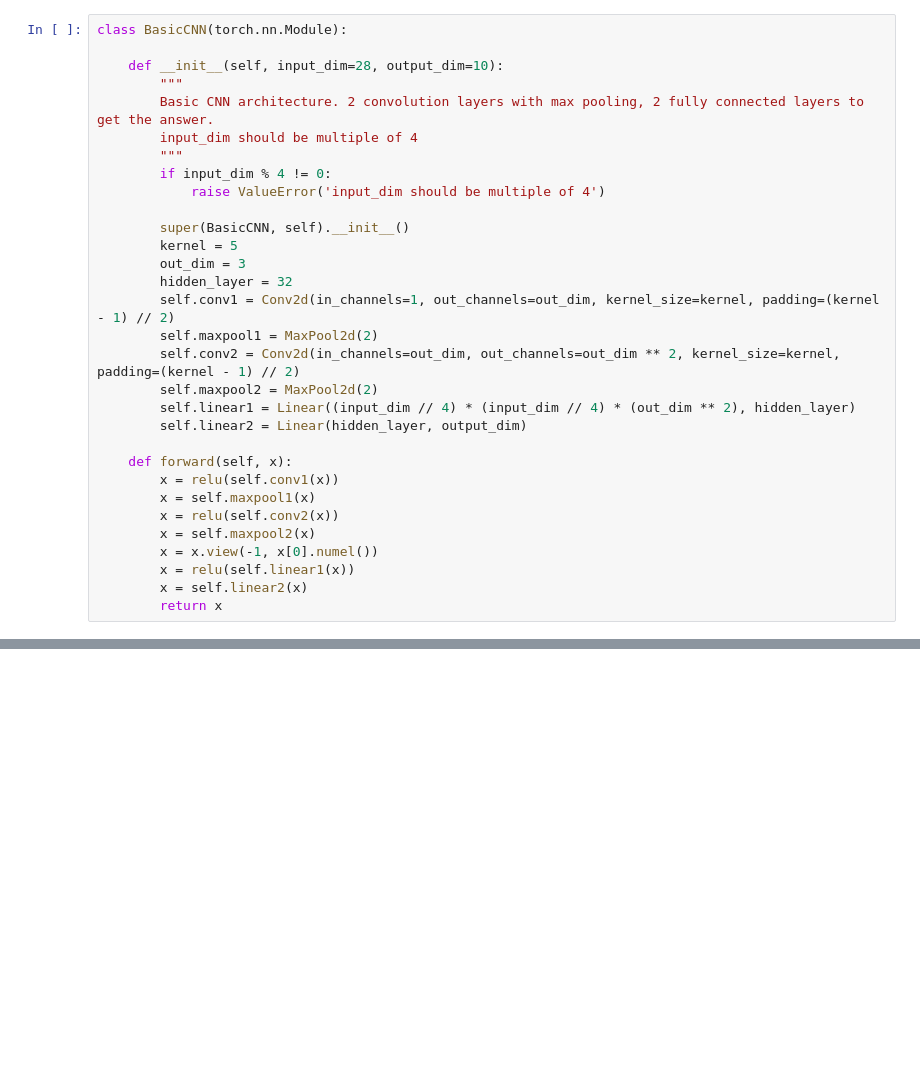
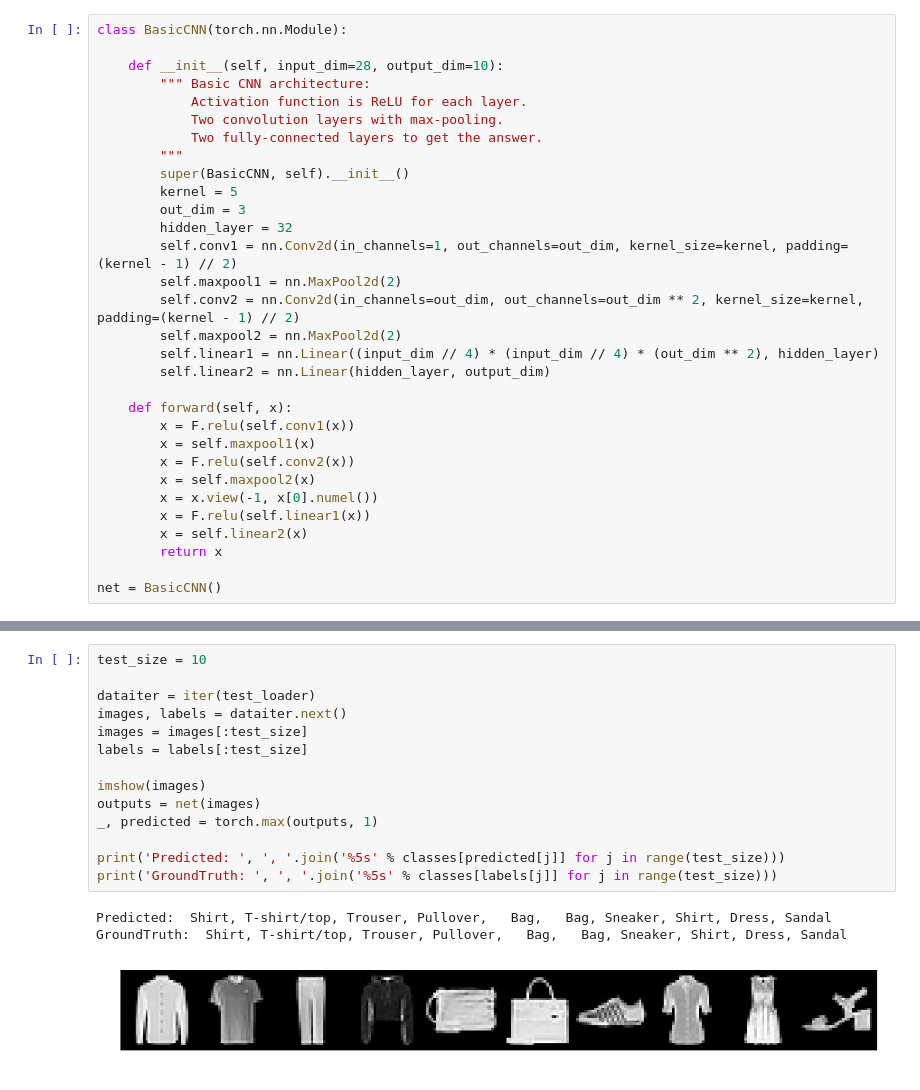
Before and after one commit to egor-bogomolov/Deep-Learning-hw, a Jupyter notebook: 01/task2.ipynb, the cells around one changed output, grey strips where cells are left out. Drawn from its saved outputs; the diff is of its cells as text; blank space fills up the shorter version.

```diff
--- a/01/task2.ipynb
+++ b/01/task2.ipynb
@@ -65,30 +64,30 @@ Number of examples in test: 10000
 class BasicCNN(torch.nn.Module):
 
     def __init__(self, input_dim=28, output_dim=10):
+        """ Basic CNN architecture:
+            Activation function is ReLU for each layer.
+            Two convolution layers with max-pooling.
+            Two fully-connected layers to get the answer.
         """
-        Basic CNN architecture. 2 convolution layers with max pooling, 2 fully connected layers to get the answer.
-        input_dim should be multiple of 4
-        """
-        if input_dim % 4 != 0:
-            raise ValueError('input_dim should be multiple of 4')
-
         super(BasicCNN, self).__init__()
         kernel = 5
         out_dim = 3
         hidden_layer = 32
-        self.conv1 = Conv2d(in_channels=1, out_channels=out_dim, kernel_size=kernel, padding=(kernel - 1) // 2)
-        self.maxpool1 = MaxPool2d(2)
-        self.conv2 = Conv2d(in_channels=out_dim, out_channels=out_dim ** 2, kernel_size=kernel, padding=(kernel - 1) // 2)
-        self.maxpool2 = MaxPool2d(2)
-        self.linear1 = Linear((input_dim // 4) * (input_dim // 4) * (out_dim ** 2), hidden_layer)
-        self.linear2 = Linear(hidden_layer, output_dim)
+        self.conv1 = nn.Conv2d(in_channels=1, out_channels=out_dim, kernel_size=kernel, padding=(kernel - 1) // 2)
+        self.maxpool1 = nn.MaxPool2d(2)
+        self.conv2 = nn.Conv2d(in_channels=out_dim, out_channels=out_dim ** 2, kernel_size=kernel, padding=(kernel - 1) // 2)
+        self.maxpool2 = nn.MaxPool2d(2)
+        self.linear1 = nn.Linear((input_dim // 4) * (input_dim // 4) * (out_dim ** 2), hidden_layer)
+        self.linear2 = nn.Linear(hidden_layer, output_dim)
 
     def forward(self, x):
-        x = relu(self.conv1(x))
+        x = F.relu(self.conv1(x))
         x = self.maxpool1(x)
-        x = relu(self.conv2(x))
+        x = F.relu(self.conv2(x))
         x = self.maxpool2(x)
         x = x.view(-1, x[0].numel())
-        x = relu(self.linear1(x))
+        x = F.relu(self.linear1(x))
         x = self.linear2(x)
         return x
+
+net = BasicCNN()
@@ -154,0 +151,18 @@ Test loss = 0.293
+# %%
+test_size = 10
+
+dataiter = iter(test_loader)
+images, labels = dataiter.next()
+images = images[:test_size]
+labels = labels[:test_size]
+
+imshow(images)
+outputs = net(images)
+_, predicted = torch.max(outputs, 1)
+
+print('Predicted: ', ', '.join('%5s' % classes[predicted[j]] for j in range(test_size)))
+print('GroundTruth: ', ', '.join('%5s' % classes[labels[j]] for j in range(test_size)))
+# %% [output]
+Predicted:  Shirt, T-shirt/top, Trouser, Pullover,   Bag,   Bag, Sneaker, Shirt, Dress, Sandal
+GroundTruth:  Shirt, T-shirt/top, Trouser, Pullover,   Bag,   Bag, Sneaker, Shirt, Dress, Sandal
+[figure, added]
```
Also changed, not shown: parts of 10 cells of this notebook.
